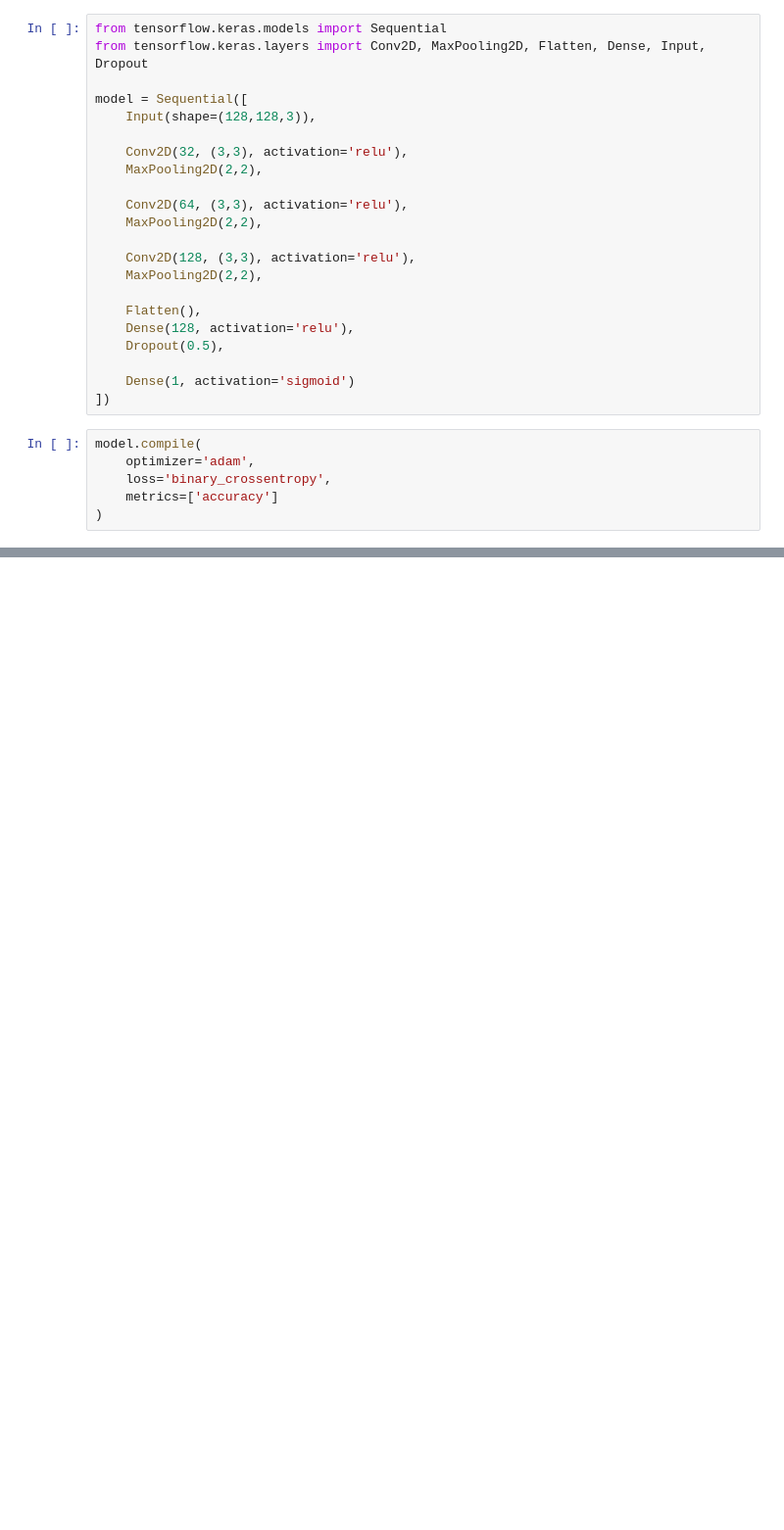
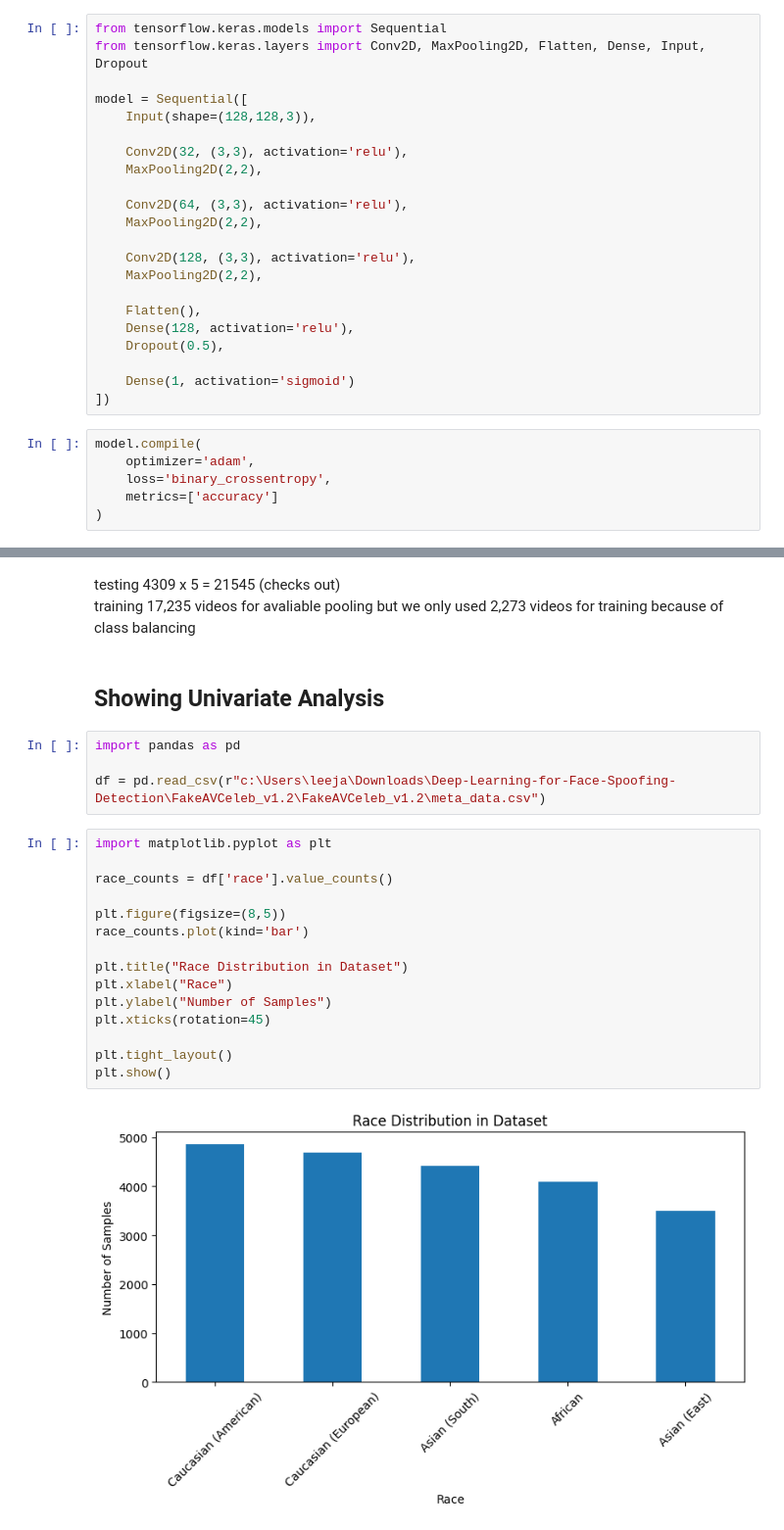
Before and after one commit to ayanamesu/Deep-Learning-for-Face-Spoofing-Detection, a Jupyter notebook: face_spoofing.ipynb, the cells around one changed output, grey strips where cells are left out. Shown at 98% size. Cells and saved outputs as stored; diff of their text form; blank space fills up the shorter version.

```diff
--- a/face_spoofing.ipynb
+++ b/face_spoofing.ipynb
@@ -318,0 +436,26 @@ NameError: name 'y_test' is not defined
+# %% [markdown]
+testing 4309 x 5 = 21545 (checks out) <br>
+training 17,235 videos for avaliable pooling but we only used 2,273 videos for training because of class balancing
+# %% [markdown]
+## Showing Univariate Analysis
+# %%
+import pandas as pd
+
+df = pd.read_csv(r"c:\Users\leeja\Downloads\Deep-Learning-for-Face-Spoofing-Detection\FakeAVCeleb_v1.2\FakeAVCeleb_v1.2\meta_data.csv")
+# %%
+import matplotlib.pyplot as plt
+
+race_counts = df['race'].value_counts()
+
+plt.figure(figsize=(8,5))
+race_counts.plot(kind='bar')
+
+plt.title("Race Distribution in Dataset")
+plt.xlabel("Race")
+plt.ylabel("Number of Samples")
+plt.xticks(rotation=45)
+
+plt.tight_layout()
+plt.show()
+# %% [output]
+[figure, added]
```
Also changed, not shown: parts of 20 cells of this notebook.
